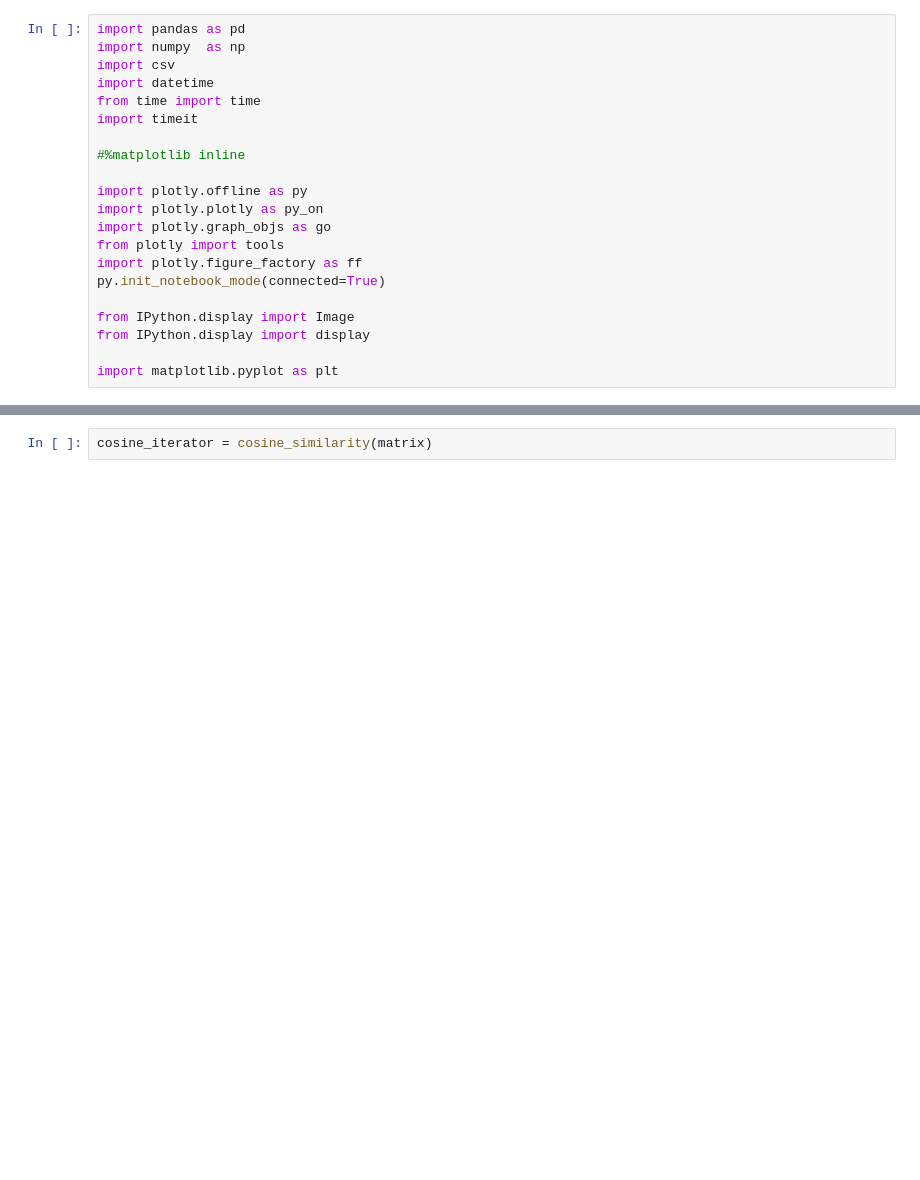
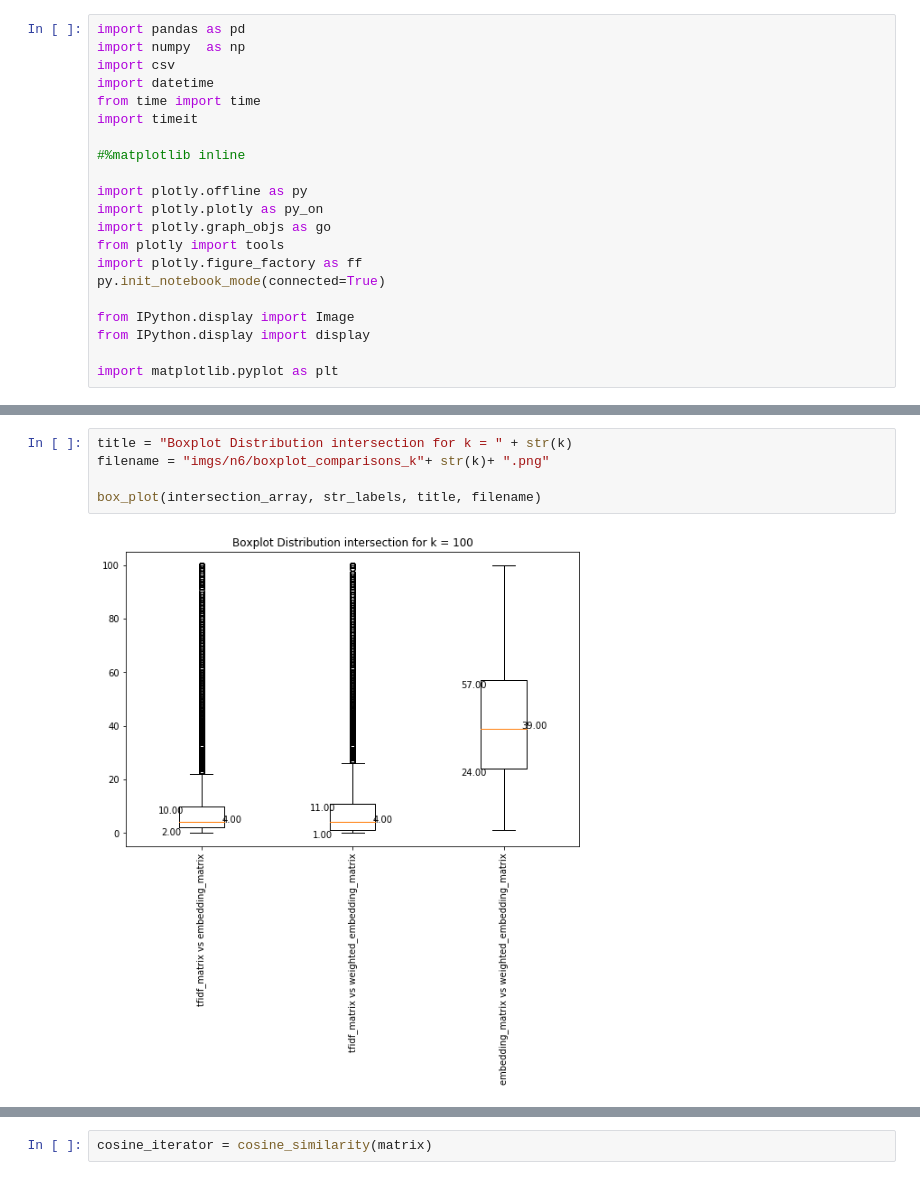
Before and after one commit to fabiana001/anacAnalysis, a Jupyter notebook: notebooks/6_Graph_layer_generation.ipynb, the cells around one changed output, grey strips where cells are left out. Saved outputs shown, nothing was run; the diff lists cells and outputs as text; blank space fills up the shorter version.

```diff
--- a/notebooks/6_Graph_layer_generation.ipynb
+++ b/notebooks/6_Graph_layer_generation.ipynb
@@ -409,0 +798,7 @@ there are 11396 all zero rows
+# %%
+title = "Boxplot Distribution intersection for k = " + str(k)
+filename = "imgs/n6/boxplot_comparisons_k"+ str(k)+ ".png"
+
+box_plot(intersection_array, str_labels, title, filename)
+# %% [output]
+[figure, added]
```
Also changed, not shown: parts of 81 cells of this notebook, 18 other files.
